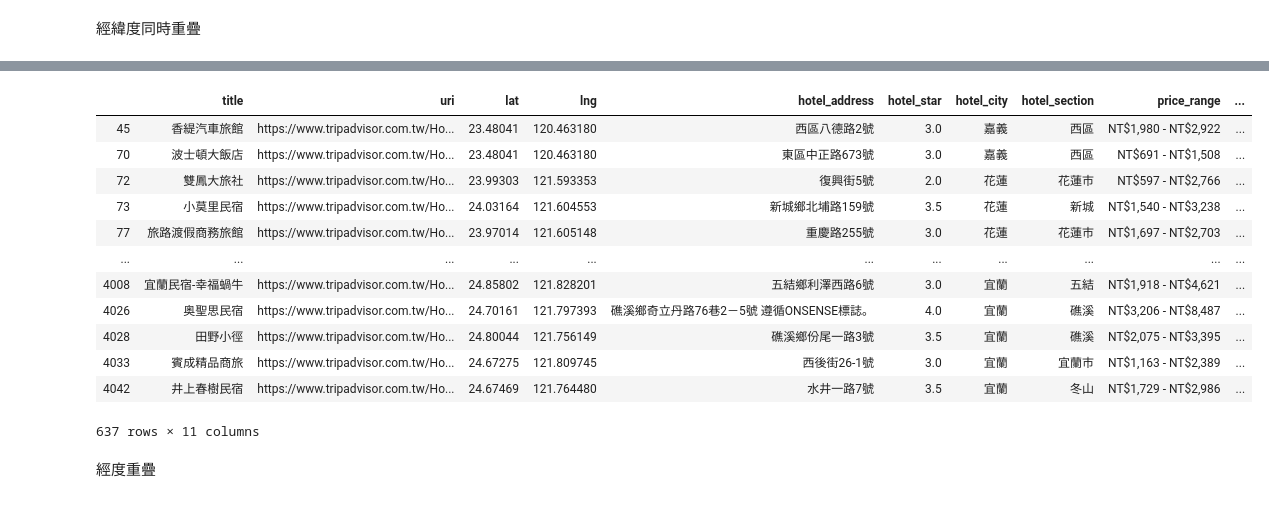
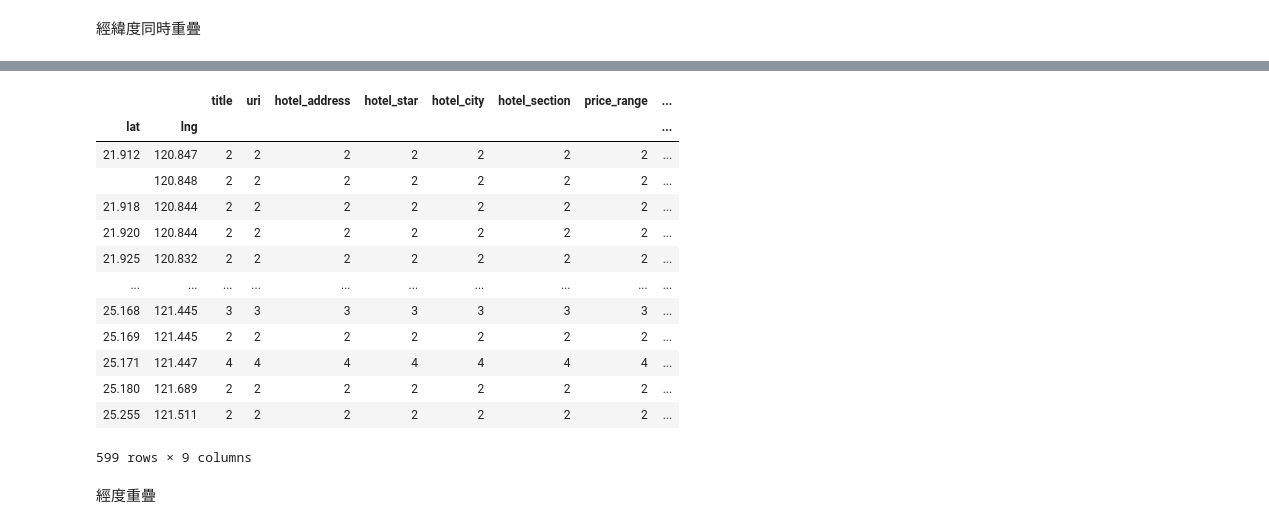
Before and after one commit to johnny12150/19-lab-summer-training, a Jupyter notebook: 0829/concat_hotel.ipynb, the cells around one changed output, grey strips where cells are left out. Drawn from its saved outputs; the diff is of its cells as text; code cells hidden in the pictures.

```diff
--- a/0829/concat_hotel.ipynb
+++ b/0829/concat_hotel.ipynb
@@ -67,10 +98,10 @@ def get_first(x, length):
     return x[:length]
 
 # 把經緯度成字串保留想要的位數
-df['lat'] = df['lat'].astype('str').apply(get_first, args=(7,)).astype('float')
-df['lng'] = df['lng'].astype('str').apply(get_first, args=(8,)).astype('float')
-df_gps_clean['latitude'] = df_gps_clean['latitude'].astype('str').apply(get_first, args=(7,)).astype('float')
-df_gps_clean['longitude'] = df_gps_clean['longitude'].astype('str').apply(get_first, args=(8,)).astype('float')
+df['lat'] = df['lat'].astype('str').apply(get_first, args=(6,)).astype('float')
+df['lng'] = df['lng'].astype('str').apply(get_first, args=(7,)).astype('float')
+df_gps_clean['latitude'] = df_gps_clean['latitude'].astype('str').apply(get_first, args=(6,)).astype('float')
+df_gps_clean['longitude'] = df_gps_clean['longitude'].astype('str').apply(get_first, args=(7,)).astype('float')
 # %% [markdown]
 找有沒有經緯度完全重複的
 # %%
@@ -86,19 +137,20 @@ df_gps_clean.duplicated(subset=['latitude', 'longitude'], keep=False).sum()
 # %%
-df[df.duplicated(subset=['lat', 'lng'], keep=False)]
+df[df.duplicated(subset=['lat', 'lng'], keep=False)].groupby(['lat', 'lng']).agg('count')
 # %% [output]
-|  | title | uri | lat | lng | hotel_address | hotel_star | hotel_city | hotel_section | price_range | ... |
-| 45 | 香緹汽車旅館 | https://www.tripadvisor.com.tw/Ho... | 23.48041 | 120.463180 | 西區八德路2號 | 3.0 | 嘉義 | 西區 | NT$1,980 - NT$2,922 | ... |
-| 70 | 波士頓大飯店 | https://www.tripadvisor.com.tw/Ho... | 23.48041 | 120.463180 | 東區中正路673號 | 3.0 | 嘉義 | 西區 | NT$691 - NT$1,508 | ... |
-| 72 | 雙鳳大旅社 | https://www.tripadvisor.com.tw/Ho... | 23.99303 | 121.593353 | 復興街5號 | 2.0 | 花蓮 | 花蓮市 | NT$597 - NT$2,766 | ... |
-| 73 | 小莫里民宿 | https://www.tripadvisor.com.tw/Ho... | 24.03164 | 121.604553 | 新城鄉北埔路159號 | 3.5 | 花蓮 | 新城 | NT$1,540 - NT$3,238 | ... |
-| 77 | 旅路渡假商務旅館 | https://www.tripadvisor.com.tw/Ho... | 23.97014 | 121.605148 | 重慶路255號 | 3.0 | 花蓮 | 花蓮市 | NT$1,697 - NT$2,703 | ... |
-| ... | ... | ... | ... | ... | ... | ... | ... | ... | ... | ... |
-| 4008 | 宜蘭民宿-幸福蝸牛 | https://www.tripadvisor.com.tw/Ho... | 24.85802 | 121.828201 | 五結鄉利澤西路6號 | 3.0 | 宜蘭 | 五結 | NT$1,918 - NT$4,621 | ... |
-| 4026 | 奥聖思民宿 | https://www.tripadvisor.com.tw/Ho... | 24.70161 | 121.797393 | 礁溪鄉奇立丹路76巷2－5號 遵循ONSENSE標誌。 | 4.0 | 宜蘭 | 礁溪 | NT$3,206 - NT$8,487 | ... |
-| 4028 | 田野小徑 | https://www.tripadvisor.com.tw/Ho... | 24.80044 | 121.756149 | 礁溪鄉份尾一路3號 | 3.5 | 宜蘭 | 礁溪 | NT$2,075 - NT$3,395 | ... |
-| 4033 | 賓成精品商旅 | https://www.tripadvisor.com.tw/Ho... | 24.67275 | 121.809745 | 西後街26-1號 | 3.0 | 宜蘭 | 宜蘭市 | NT$1,163 - NT$2,389 | ... |
-| 4042 | 井上春樹民宿 | https://www.tripadvisor.com.tw/Ho... | 24.67469 | 121.764480 | 水井一路7號 | 3.5 | 宜蘭 | 冬山 | NT$1,729 - NT$2,986 | ... |
+|  |  | title | uri | hotel_address | hotel_star | hotel_city | hotel_section | price_range | ... |
+| lat | lng |  |  |  |  |  |  |  | ... |
+| 21.912 | 120.847 | 2 | 2 | 2 | 2 | 2 | 2 | 2 | ... |
+|  | 120.848 | 2 | 2 | 2 | 2 | 2 | 2 | 2 | ... |
+| 21.918 | 120.844 | 2 | 2 | 2 | 2 | 2 | 2 | 2 | ... |
+| 21.920 | 120.844 | 2 | 2 | 2 | 2 | 2 | 2 | 2 | ... |
+| 21.925 | 120.832 | 2 | 2 | 2 | 2 | 2 | 2 | 2 | ... |
+| ... | ... | ... | ... | ... | ... | ... | ... | ... | ... |
+| 25.168 | 121.445 | 3 | 3 | 3 | 3 | 3 | 3 | 3 | ... |
+| 25.169 | 121.445 | 2 | 2 | 2 | 2 | 2 | 2 | 2 | ... |
+| 25.171 | 121.447 | 4 | 4 | 4 | 4 | 4 | 4 | 4 | ... |
+| 25.180 | 121.689 | 2 | 2 | 2 | 2 | 2 | 2 | 2 | ... |
+| 25.255 | 121.511 | 2 | 2 | 2 | 2 | 2 | 2 | 2 | ... |
-637 rows × 11 columns
+599 rows × 9 columns
 # %% [markdown]
 經度重疊
 # %%
```
Also changed, not shown: parts of 15 cells of this notebook.
